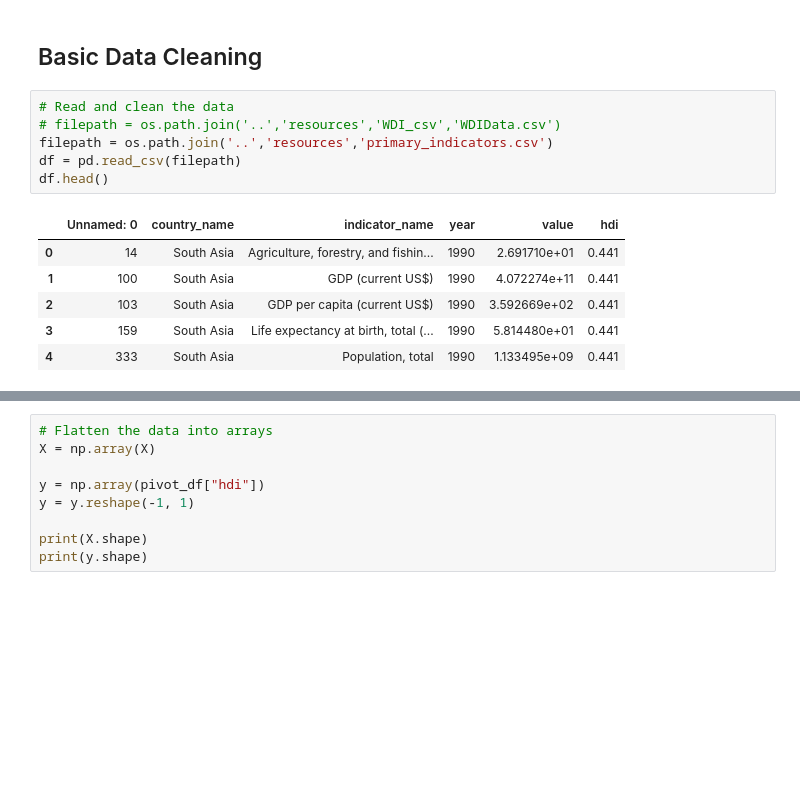
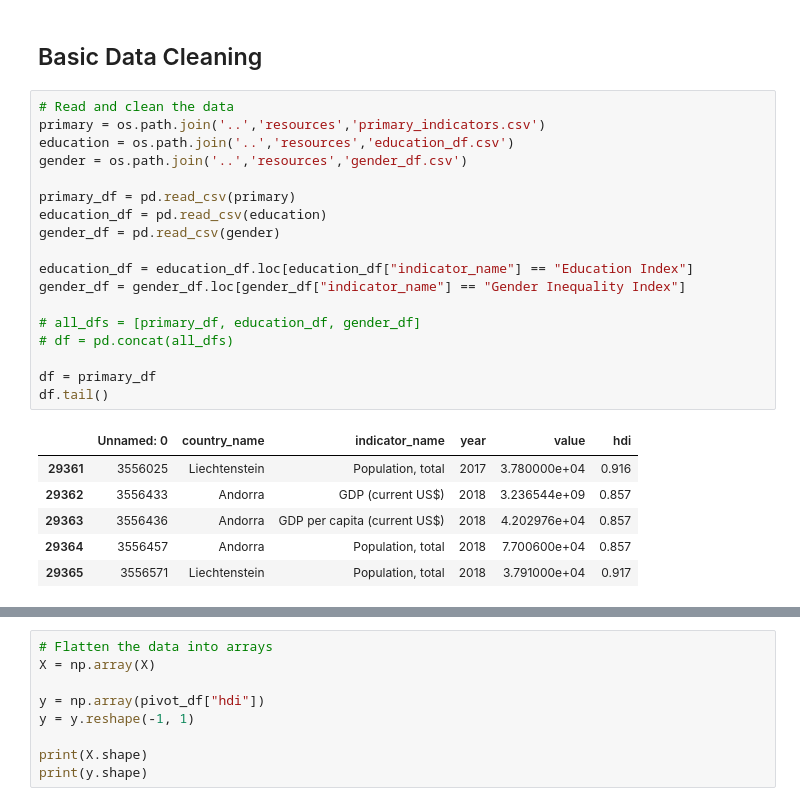
Before and after one commit to linmck/finalproject, a Jupyter notebook: models/multilinear.ipynb, the cells around one changed output, grey strips where cells are left out. Drawn from its saved outputs; the diff is of its cells as text; blank space fills up the shorter version.

```diff
--- a/model/multilinear.ipynb
+++ b/models/multilinear.ipynb
@@ -21,19 +21,31 @@ from numpy.random import seed
 seed(42)
 # %% [markdown]
 ## Basic Data Cleaning
-# %%
-# Read and clean the data
-# filepath = os.path.join('..','resources','WDI_csv','WDIData.csv')
-filepath = os.path.join('..','resources','primary_indicators.csv')
-df = pd.read_csv(filepath)
-df.head()
-# %% [output]
-|  | Unnamed: 0 | country_name | indicator_name | year | value | hdi |
-| 0 | 14 | South Asia | Agriculture, forestry, and fishin... | 1990 | 2.691710e+01 | 0.441 |
-| 1 | 100 | South Asia | GDP (current US$) | 1990 | 4.072274e+11 | 0.441 |
-| 2 | 103 | South Asia | GDP per capita (current US$) | 1990 | 3.592669e+02 | 0.441 |
-| 3 | 159 | South Asia | Life expectancy at birth, total (... | 1990 | 5.814480e+01 | 0.441 |
-| 4 | 333 | South Asia | Population, total | 1990 | 1.133495e+09 | 0.441 |
+# %%
+# Read and clean the data
+primary = os.path.join('..','resources','primary_indicators.csv')
+education = os.path.join('..','resources','education_df.csv')
+gender = os.path.join('..','resources','gender_df.csv')
+
+primary_df = pd.read_csv(primary)
+education_df = pd.read_csv(education)
+gender_df = pd.read_csv(gender)
+
+education_df = education_df.loc[education_df["indicator_name"] == "Education Index"]
+gender_df = gender_df.loc[gender_df["indicator_name"] == "Gender Inequality Index"]
+
+# all_dfs = [primary_df, education_df, gender_df]
+# df = pd.concat(all_dfs)
+
+df = primary_df
+df.tail()
+# %% [output]
+|  | Unnamed: 0 | country_name | indicator_name | year | value | hdi |
+| 29361 | 3556025 | Liechtenstein | Population, total | 2017 | 3.780000e+04 | 0.916 |
+| 29362 | 3556433 | Andorra | GDP (current US$) | 2018 | 3.236544e+09 | 0.857 |
+| 29363 | 3556436 | Andorra | GDP per capita (current US$) | 2018 | 4.202976e+04 | 0.857 |
+| 29364 | 3556457 | Andorra | Population, total | 2018 | 7.700600e+04 | 0.857 |
+| 29365 | 3556571 | Liechtenstein | Population, total | 2018 | 3.791000e+04 | 0.917 |
 # %%
 # Pivot table with indicators/features as column names
 pivot_df = df.pivot_table(index=["country_name","year","hdi"], columns=["indicator_name"], values=["value"])
```
Also changed, not shown: parts of 5 cells of this notebook, 11 other files.
